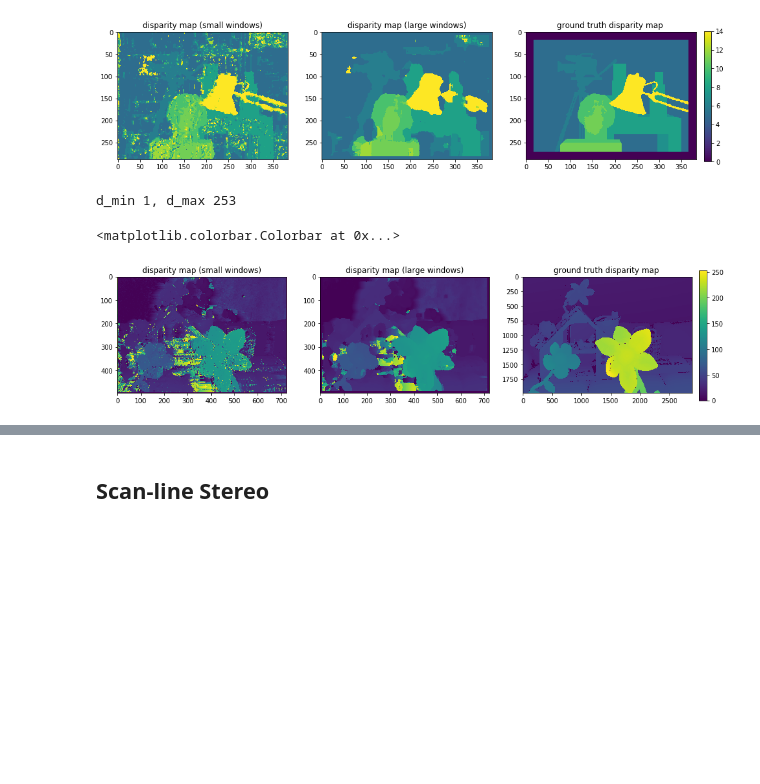
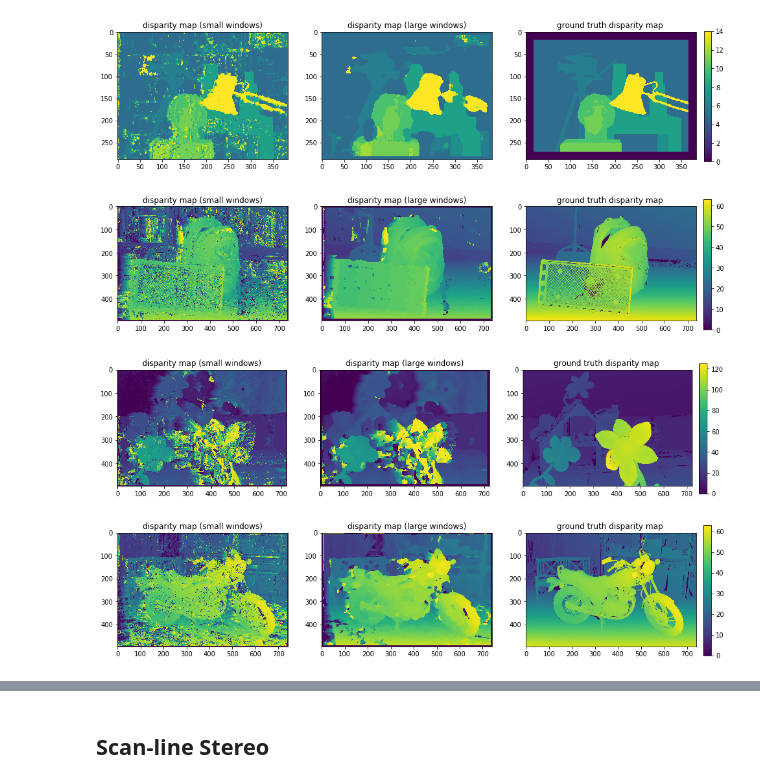
Before and after one commit to sonybean20/stereo, a Jupyter notebook: report.ipynb, the cells around one changed output, grey strips where cells are left out. Saved outputs shown, nothing was run; the diff lists cells and outputs as text; code cells hidden in the pictures; blank space fills up the shorter version.

Commit message:
apply window based stereo to 5 imgs from Middlebury dataset

```diff
--- a/report.ipynb
+++ b/report.ipynb
@@ -125,6 +125,7 @@ plt.colorbar(cax=plt.axes([0.91, 0.3, 0.01, 0.4]))
 # %%
 import re
 import cv2
+import os
 
 def load_pfm(file):
     file = open(file, 'rb')
@@ -140,59 +141,80 @@ def load_pfm(file):
         color = True
     elif header.decode('ascii') == 'Pf':
         color = False
     else:
         raise Exception('Not a PFM file.')
 
     dim_match = re.search(r'(\d+)\s(\d+)', file.readline().decode('ascii'))
     if dim_match:
         width, height = map(int, dim_match.groups())
     else:
         raise Exception('Malformed PFM header.')
 
     scale = float(file.readline().rstrip())
     if scale < 0: # little-endian
         endian = '<'
         scale = -scale
     else:
         endian = '>' # big-endian
 
     data = np.fromfile(file, endian + 'f')
     shape = (height, width, 3) if color else (height, width)
     return np.reshape(data, shape), scale
 
 def apply_colormap(pfm):
     return plt.cm.ScalarMappable(cmap='viridis').to_rgba(pfm, bytes=True)[:, :, :3]
 
-im2_left = cv2.cvtColor(cv2.imread("images/Flowers-imperfect/im0.png"), cv2.COLOR_RGB2BGR)
-im2_right = cv2.cvtColor(cv2.imread("images/Flowers-imperfect/im1.png"), cv2.COLOR_RGB2BGR)
+input_prefix = 'images/Middlebury/'
+division_factor = {
+    'Backpack-imperfect': 4,
+    'Flowers-imperfect': 2,
+    'Motorcycle-imperfect': 4,
+    'Sword2-imperfect': 4,
+    'Umbrella-imperfect': 4,
+}
+mb_img = {}
+for d in os.listdir(input_prefix):
+    mb_im_left = cv2.cvtColor(cv2.imread(input_prefix + d + "/im0.png"), cv2.COLOR_RGB2BGR)
+    mb_im_right = cv2.cvtColor(cv2.imread(input_prefix + d + "/im1.png"), cv2.COLOR_RGB2BGR)
 
-# scale the images
-dim = (int(im2_left.shape[1] / 4), int(im2_left.shape[0] /4))
-im2_left = cv2.resize(im2_left, dim, interpolation = cv2.INTER_AREA)
-im2_right = cv2.resize(im2_right, dim, interpolation = cv2.INTER_AREA)
+    # scale the images
+    dim = (int(mb_im_left.shape[1] / 4), int(mb_im_left.shape[0] /4))
+    mb_im_left = cv2.resize(mb_im_left, dim, interpolation = cv2.INTER_AREA)
+    mb_im_right = cv2.resize(mb_im_right, dim, interpolation = cv2.INTER_AREA)
 
-im2_gt = cv2.imread('images/Flowers-imperfect/disp0.pfm', cv2.IMREAD_UNCHANGED)
-im2_gt[im2_gt==np.inf] = 0
-im2_gt = cv2.normalize(im2_gt, None, 0, 255, cv2.NORM_MINMAX).astype(np.uint8)
-im2_gt = apply_colormap(im2_gt)
+    mb_im_gt = cv2.imread(input_prefix  + d + "/disp0.pfm", cv2.IMREAD_UNCHANGED)
+    mb_im_gt[mb_im_gt==np.inf] = 0
+    mb_im_gt = cv2.normalize(mb_im_gt, None, 0, 255, cv2.NORM_MINMAX).astype(np.uint8)
+    mb_im_gt = apply_colormap(mb_im_gt)
+    mb_im_gt = cv2.resize(mb_im_gt, dim, interpolation = cv2.INTER_AREA)
 
-d_min = np.amin(im2_gt[im2_gt != 0])
-d_max = np.amax(im2_gt[im2_gt != 0])
-print(f'd_min {d_min}, d_max {d_max}')
-dispMap_small = Dmap_Windows(im2_left, im2_right, d_min, d_max, 4)
-dispMap_large = Dmap_Windows(im2_left, im2_right, d_min, d_max, 15)
-fig = plt.figure(figsize = (16, 7))
-plt.subplot(131)
-plt.title("disparity map (small windows)")
-plt.imshow(dispMap_small, vmin = 0, vmax = d_max)
-plt.subplot(132)
-plt.title("disparity map (large windows)")
-plt.imshow(dispMap_large, vmin = 0, vmax = d_max)
-plt.subplot(133)
-plt.title("ground truth disparity map ")
-plt.imshow(im2_gt, vmin = 0, vmax = d_max)
-plt.colorbar(cax=plt.axes([0.91, 0.3, 0.01, 0.4]))
+    mb_d_min = np.amin(mb_im_gt[mb_im_gt != 0]) // division_factor[d]
+    mb_d_max = np.amax(mb_im_gt[mb_im_gt != 0]) // division_factor[d]
+
+    # store in dictionary for later use
+    mb_img[d] = {
+        'left': mb_im_left,
+        'right': mb_im_right,
+        'gt': mb_im_gt,
+        'd_min': mb_d_min,
+        'd_max': mb_d_max
+    }
+
+    dispMap_small = Dmap_Windows(mb_im_left, mb_im_right, mb_d_min, mb_d_max, 4)
+    dispMap_large = Dmap_Windows(mb_im_left, mb_im_right, mb_d_min, mb_d_max, 15)
+    fig = plt.figure(figsize = (16, 7))
+    plt.subplot(131)
+    plt.title("disparity map (small windows)")
+    plt.imshow(dispMap_small, vmin = 0, vmax = mb_d_max)
+    plt.subplot(132)
+    plt.title("disparity map (large windows)")
+    plt.imshow(dispMap_large, vmin = 0, vmax = mb_d_max)
+    plt.subplot(133)
+    plt.title("ground truth disparity map ")
+    plt.imshow(mb_im_gt, vmin = 0, vmax = mb_d_max)
+    plt.colorbar(cax=plt.axes([0.91, 0.3, 0.01, 0.4]))
+    plt.show()
 # %% [output]
-d_min 1, d_max 253
-<matplotlib.colorbar.Colorbar at 0x...>
-[figure, old version]
+[figure, new version]
+[figure, added]
+[figure, added]
```
Also changed, not shown: parts of 3 cells of this notebook.
